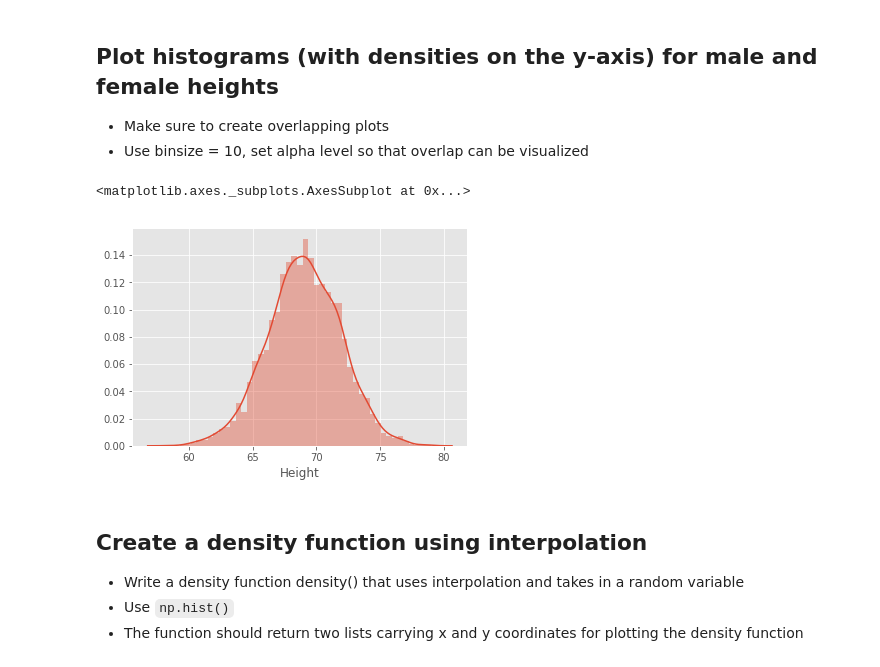
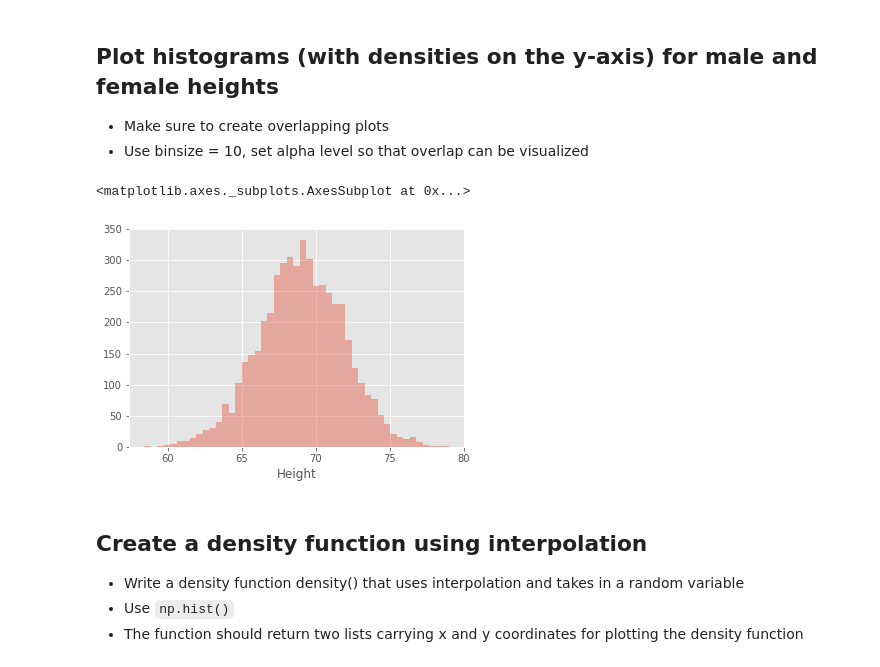
Before and after one commit to quannguyen234/probability-density-functions-lab-nyc-ds-082619, a Jupyter notebook: index.ipynb, the cells around one changed output. Cells and saved outputs as stored; diff of their text form; code cells hidden in the pictures.

```diff
--- a/index.ipynb
+++ b/index.ipynb
@@ -59,10 +59,10 @@ fm_weight_std = female_df['Weight'].std()
 - Use binsize = 10, set alpha level so that overlap can be visualized
 # %%
 # Your code here
-sns.distplot(male_df['Height'],)
+sns.distplot(male_df['Height'],kde=False)
 # %% [output]
 <matplotlib.axes._subplots.AxesSubplot at 0x...>
-[figure, old version]
+[figure, new version]
 # %%
 # Record your observations - are these inline with your personal observations?
 # %% [markdown]
```
